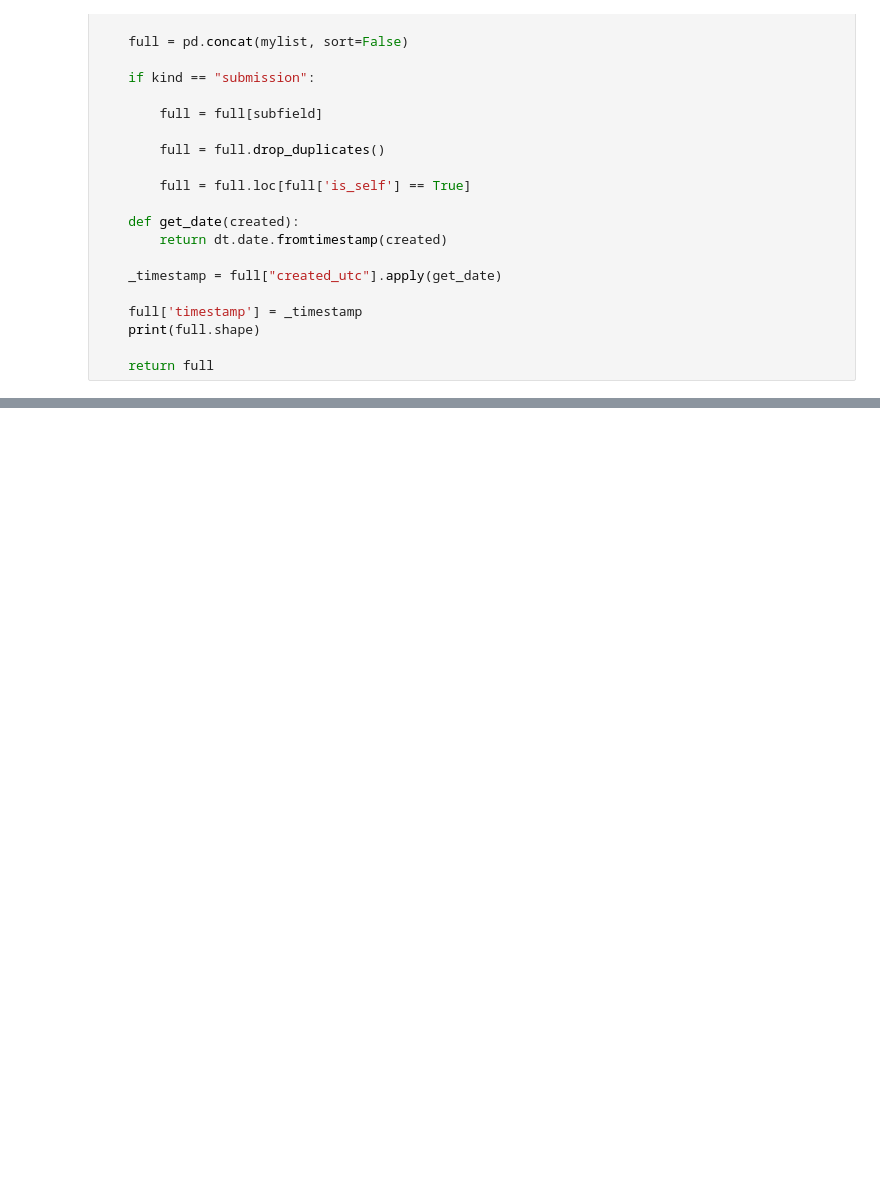
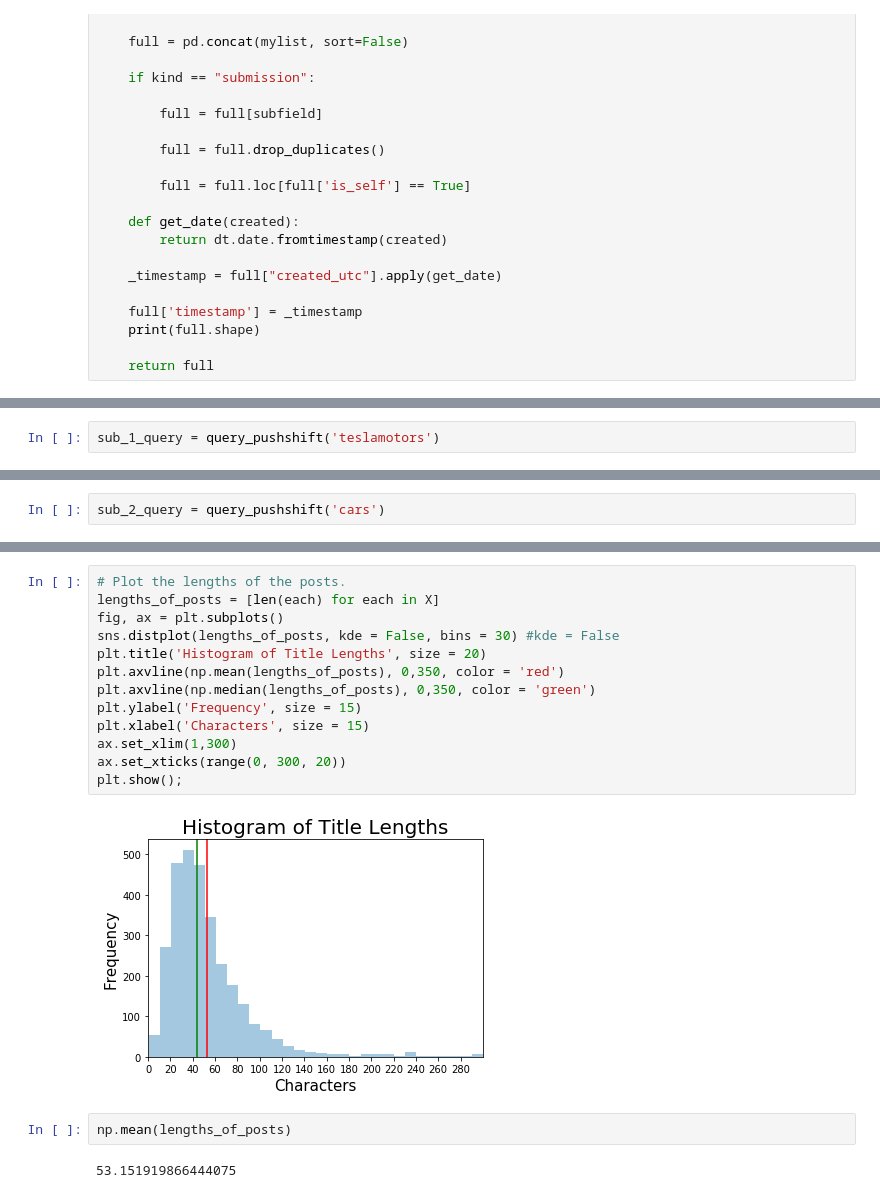
Before and after one commit to LexLau/Classifying-subreddit-cars-vs-teslamotors-with-NLP, a Jupyter notebook: Project_3_Web_APIs_&_NLP.ipynb, the cells around one changed output, grey strips where cells are left out. Drawn from its saved outputs; the diff is of its cells as text; blank space fills up the shorter version.

```diff
--- a/Project_3_Web_APIs_&_NLP.ipynb
+++ b/Project_3_Web_APIs_&_NLP.ipynb
@@ -291,0 +104,2 @@ query_load.head()
+# %%
+sub_1_query = query_pushshift('teslamotors')
@@ -291,0 +113,2 @@ query_load.head()
+# %%
+sub_2_query = query_pushshift('cars')
@@ -291,0 +313,19 @@ query_load.head()
+# %%
+# Plot the lengths of the posts.
+lengths_of_posts = [len(each) for each in X]
+fig, ax = plt.subplots()
+sns.distplot(lengths_of_posts, kde = False, bins = 30) #kde = False
+plt.title('Histogram of Title Lengths', size = 20)
+plt.axvline(np.mean(lengths_of_posts), 0,350, color = 'red')
+plt.axvline(np.median(lengths_of_posts), 0,350, color = 'green')
+plt.ylabel('Frequency', size = 15)
+plt.xlabel('Characters', size = 15)
+ax.set_xlim(1,300)
+ax.set_xticks(range(0, 300, 20))
+plt.show();
+# %% [output]
+[figure, added]
+# %%
+np.mean(lengths_of_posts)
+# %% [output]
+53.151919866444075
```
Also changed, not shown: parts of 96 cells of this notebook, 2 other files.
